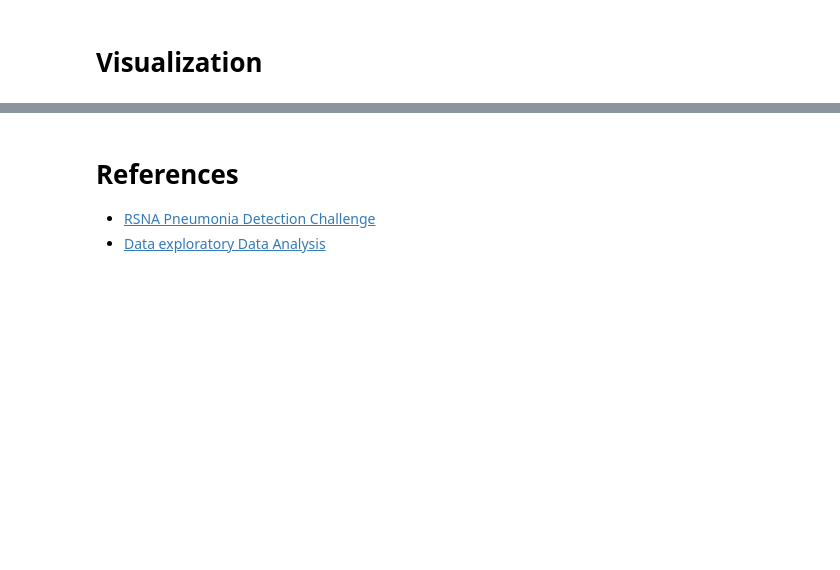
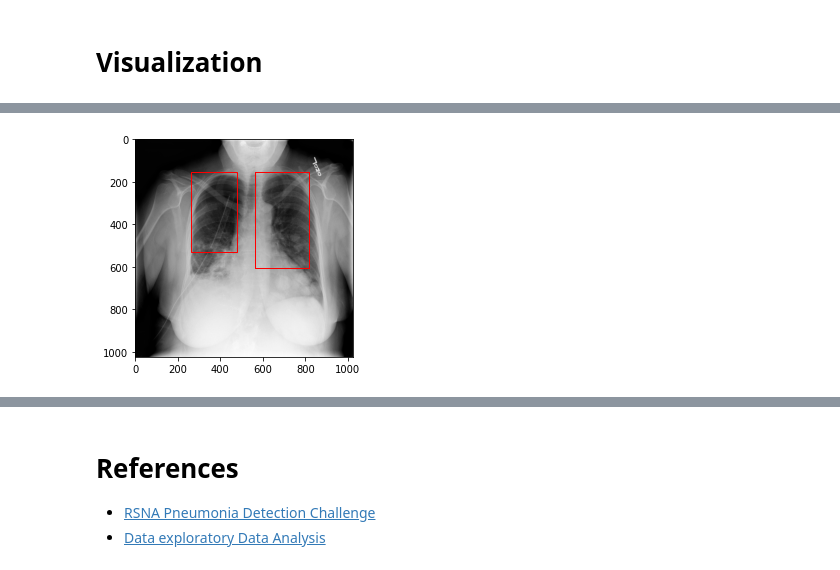
Before and after one commit to omarsayed7/RSNA-Pneumonia-Detection, a Jupyter notebook: RSNA_Pneumonia_Detection.ipynb, the cells around one changed output, grey strips where cells are left out. Cells and saved outputs as stored; diff of their text form; code cells hidden in the pictures; blank space fills up the shorter version.

```diff
--- a/RSNA_Pneumonia_Detection.ipynb
+++ b/RSNA_Pneumonia_Detection.ipynb
@@ -179,0 +225,25 @@ uint8
+# %%
+def draw(img, x, y, h, w):
+  '''
+  helper function used to draw a bounding box/s of the areas of the lung
+  args:
+  img: grayscale image of the pateint's chest X-ray
+  x,y,h,w: bounding box parameters
+
+  returns:
+  grayscale images with drawn bounding box if exists
+  '''
+  fig,ax = plt.subplots(1)
+  for x_sub,y_sub,h_sub,w_sub in zip(x, y, h, w):
+    rect = patches.Rectangle((x_sub,y_sub),w_sub,h_sub,linewidth=1,edgecolor='r',facecolor='none')
+    ax.add_patch(rect)
+
+  pylab.imshow(im, cmap=pylab.cm.gist_gray)
+  ax.add_patch(rect)
+
+  plt.show()
+# %%
+img, x, y, h, w, target = get_sample(dataframe = train_labels,img_dir = 'stage_2_train_images', patientId = '00436515-870c-4b36-a041-de91049b9ab4')
+draw(img,x,y,h,w)
+# %% [output]
+[figure, added]
```
Also changed, not shown: parts of 6 cells of this notebook.
